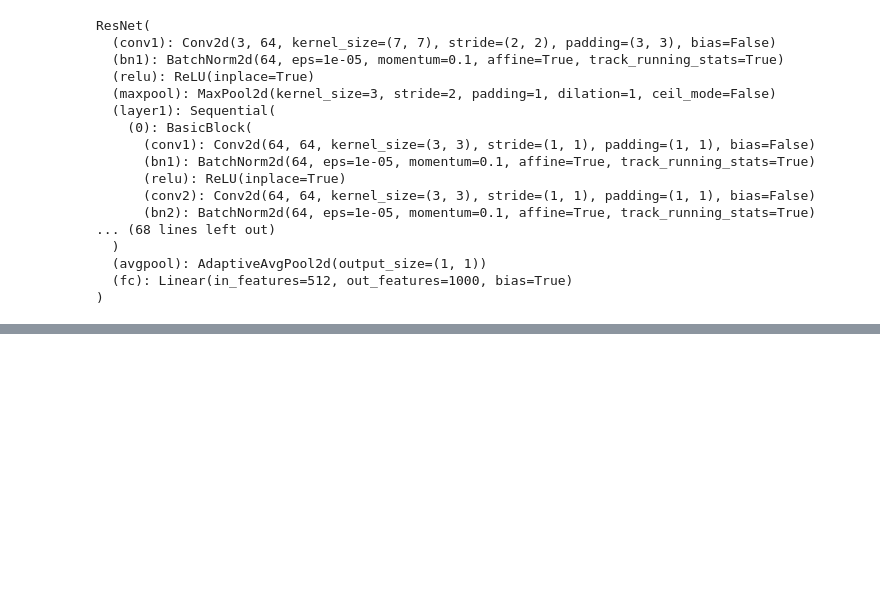
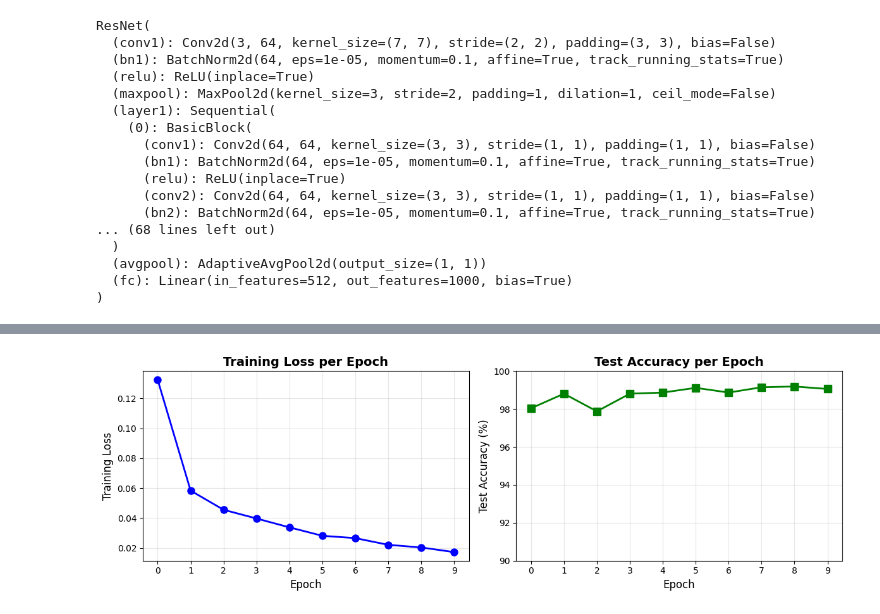
Before and after one commit to seonghapark/FIMM, a Jupyter notebook: test1_copy.ipynb, the cells around one changed output, grey strips where cells are left out. Drawn from its saved outputs; the diff is of its cells as text; code cells hidden in the pictures; blank space fills up the shorter version.

Commit message:
mnist and resnet18

```diff
--- a/test1_copy.ipynb
+++ b/test1_copy.ipynb
@@ -760,6 +759,7 @@ import torch.nn as nn
 import torch.optim as optim
 from torchvision import datasets, transforms, models
 import torch.nn.functional as F
+import matplotlib.pyplot as plt
 
 # Setup
 device = torch.device('cuda' if torch.cuda.is_available() else 'cpu')
@@ -767,7 +767,7 @@ print(f"Using device: {device}")
 
 # Hyperparameters
 BATCH_SIZE = 64
-EPOCHS = 2
+EPOCHS = 10
 LR = 0.001
 
 # Download and prepare MNIST dataset
@@ -850,6 +850,32 @@ for epoch in range(EPOCHS):
 
 print("\nTraining Complete!")
 print(f"Final Test Accuracy: {test_accuracies[-1]:.2f}%")
+
+# Plot training results
+fig, (ax1, ax2) = plt.subplots(1, 2, figsize=(12, 4))
+
+# Plot training loss
+epochs_range = range(EPOCHS)
+ax1.plot(epochs_range, train_losses, marker='o', linewidth=2, markersize=8, color='blue')
+ax1.set_xlabel('Epoch', fontsize=12)
+ax1.set_ylabel('Training Loss', fontsize=12)
+ax1.set_title('Training Loss per Epoch', fontsize=14, fontweight='bold')
+ax1.grid(True, alpha=0.3)
+ax1.set_xticks(epochs_range)
+
+# Plot test accuracy
+ax2.plot(epochs_range, test_accuracies, marker='s', linewidth=2, markersize=8, color='green')
+ax2.set_xlabel('Epoch', fontsize=12)
+ax2.set_ylabel('Test Accuracy (%)', fontsize=12)
+ax2.set_title('Test Accuracy per Epoch', fontsize=14, fontweight='bold')
+ax2.grid(True, alpha=0.3)
+ax2.set_xticks(epochs_range)
+ax2.set_ylim([90, 100])
+
+plt.tight_layout()
+plt.savefig('resnet18_training_plots.png', dpi=150, bbox_inches='tight')
+print("Training plots saved as 'resnet18_training_plots.png'")
+plt.show()
 # %% [output]
 Using device: cuda
 Downloading MNIST dataset...
@@ -877,0 +897 @@ Final Test Accuracy: 97.73%
+[figure, added]
```
Also changed, not shown: parts of 2 cells of this notebook.
